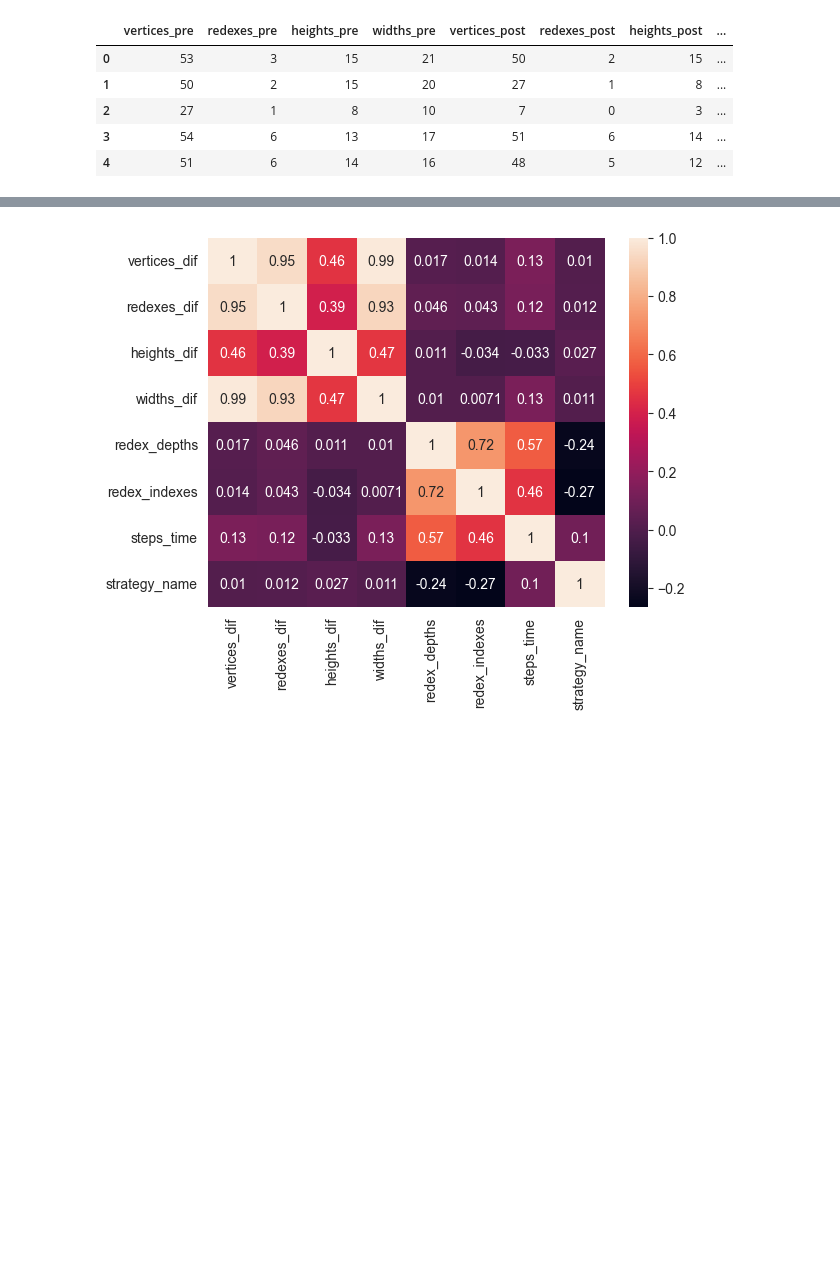
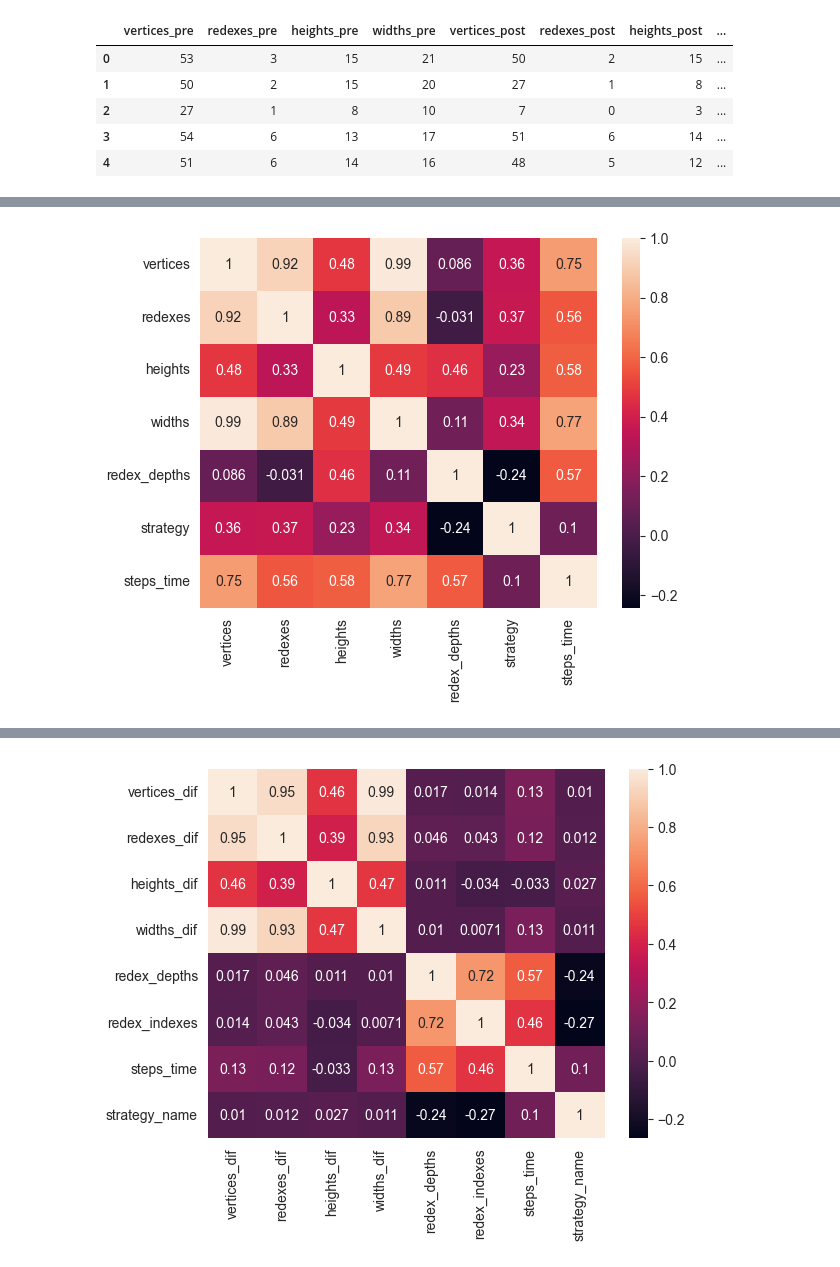
Before and after one commit to alex-deineha/pure-calculus, a Jupyter notebook: src/tests_16_regression/prepare_data.ipynb, the cells around one changed output, grey strips where cells are left out. Drawn from its saved outputs; the diff is of its cells as text; code cells hidden in the pictures; blank space fills up the shorter version.

```diff
--- a/src/tests_16_regression/prepare_data.ipynb
+++ b/src/tests_16_regression/prepare_data.ipynb
@@ -153,0 +159,8 @@ plt.show()
+# %%
+tmp_all_data["strategy"] = tmp_all_data["strategy_name"]
+# %%
+corr_matrix = tmp_all_data[["vertices", "redexes", "heights", "widths", "redex_depths", "strategy", "steps_time",]].corr()
+sn.heatmap(corr_matrix, annot=True)
+plt.show()
+# %% [output]
+[figure, added]
```
Also changed, not shown: parts of 9 cells of this notebook, 1 other file.
